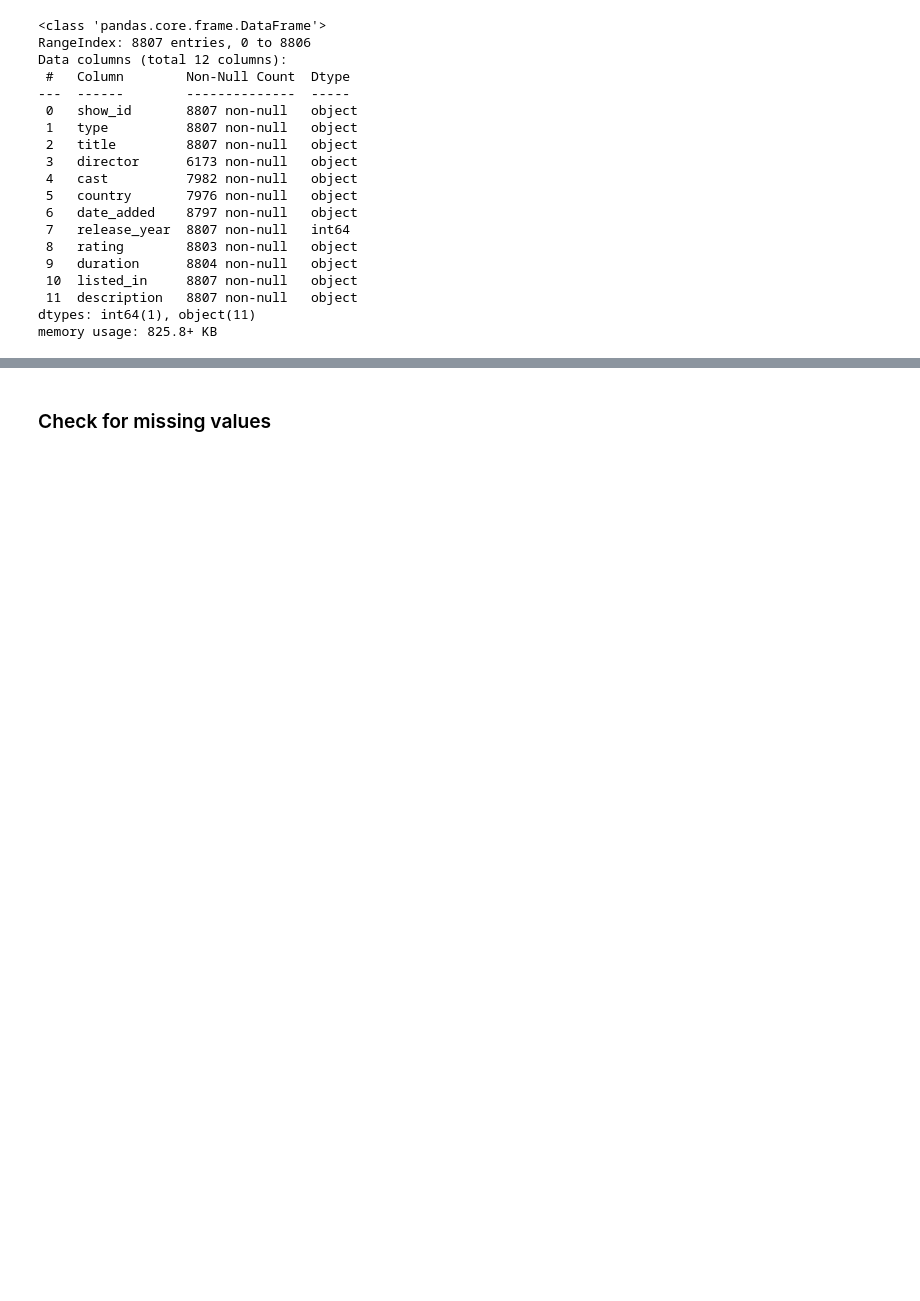
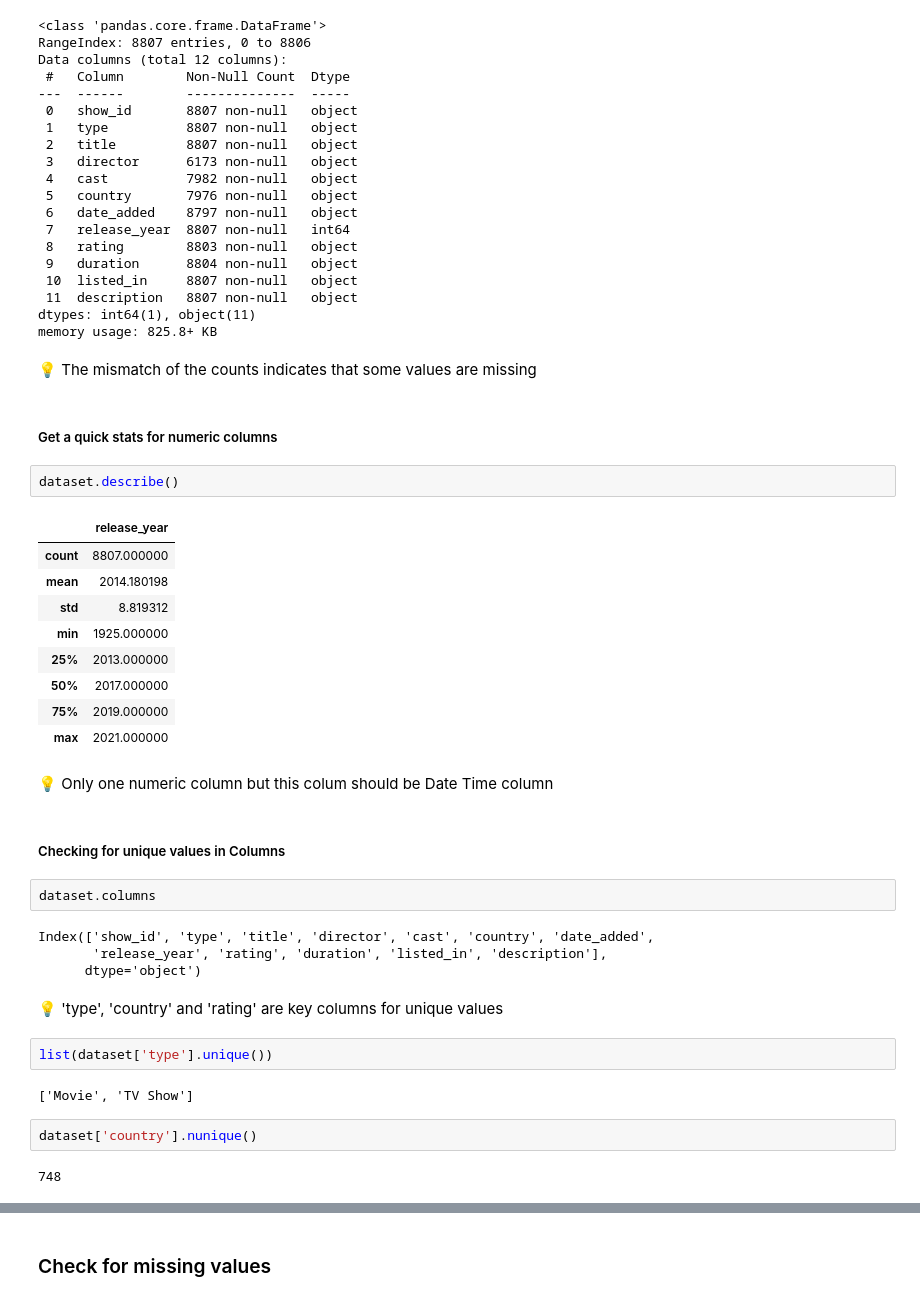
Before and after one commit to anushome09/netflix-data-analyzer, a Jupyter notebook: notebooks/EDA.ipynb, the cells around one changed output, grey strips where cells are left out. Drawn from its saved outputs; the diff is of its cells as text; blank space fills up the shorter version.

```diff
--- a/notebooks/EDA.ipynb
+++ b/notebooks/EDA.ipynb
@@ -37,3 +58,39 @@ Data columns (total 12 columns):
  11  description   8807 non-null   object
 dtypes: int64(1), object(11)
 memory usage: 825.8+ KB
+# %% [markdown]
+💡 The mismatch of the counts indicates that some values are missing
+# %% [markdown]
+#####  Get a quick stats for numeric columns
+# %%
+dataset.describe()
+# %% [output]
+|  | release_year |
+| count | 8807.000000 |
+| mean | 2014.180198 |
+| std | 8.819312 |
+| min | 1925.000000 |
+| 25% | 2013.000000 |
+| 50% | 2017.000000 |
+| 75% | 2019.000000 |
+| max | 2021.000000 |
+# %% [markdown]
+💡 Only one numeric column but this colum should be Date Time column
+# %% [markdown]
+##### Checking for unique values in Columns
+# %%
+dataset.columns
+# %% [output]
+Index(['show_id', 'type', 'title', 'director', 'cast', 'country', 'date_added',
+       'release_year', 'rating', 'duration', 'listed_in', 'description'],
+      dtype='object')
+# %% [markdown]
+💡 'type', 'country' and 'rating' are key columns for unique values
+# %%
+list(dataset['type'].unique())
+# %% [output]
+['Movie', 'TV Show']
+# %%
+dataset['country'].nunique()
+# %% [output]
+748
```
Also changed, not shown: parts of 9 cells of this notebook, 1 other file.
